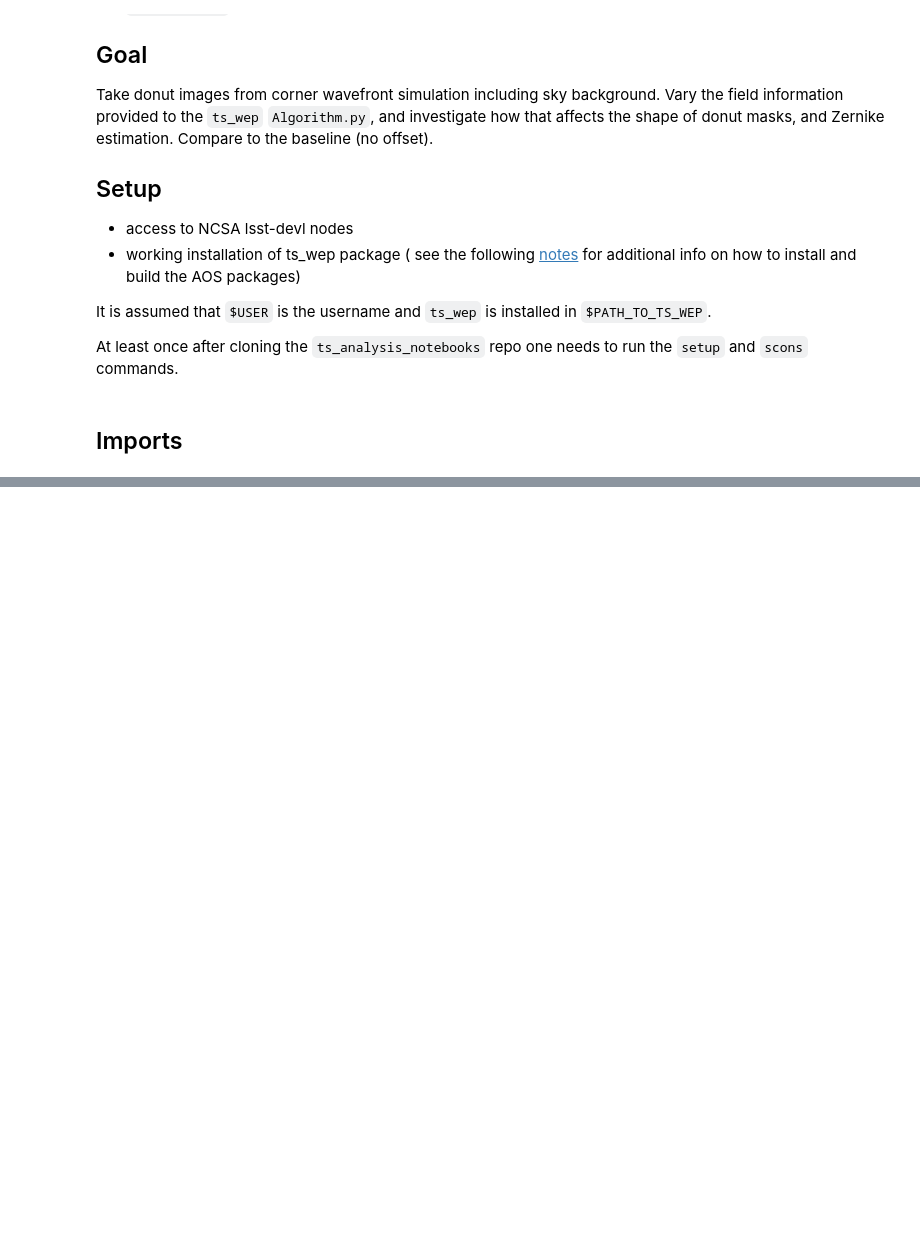
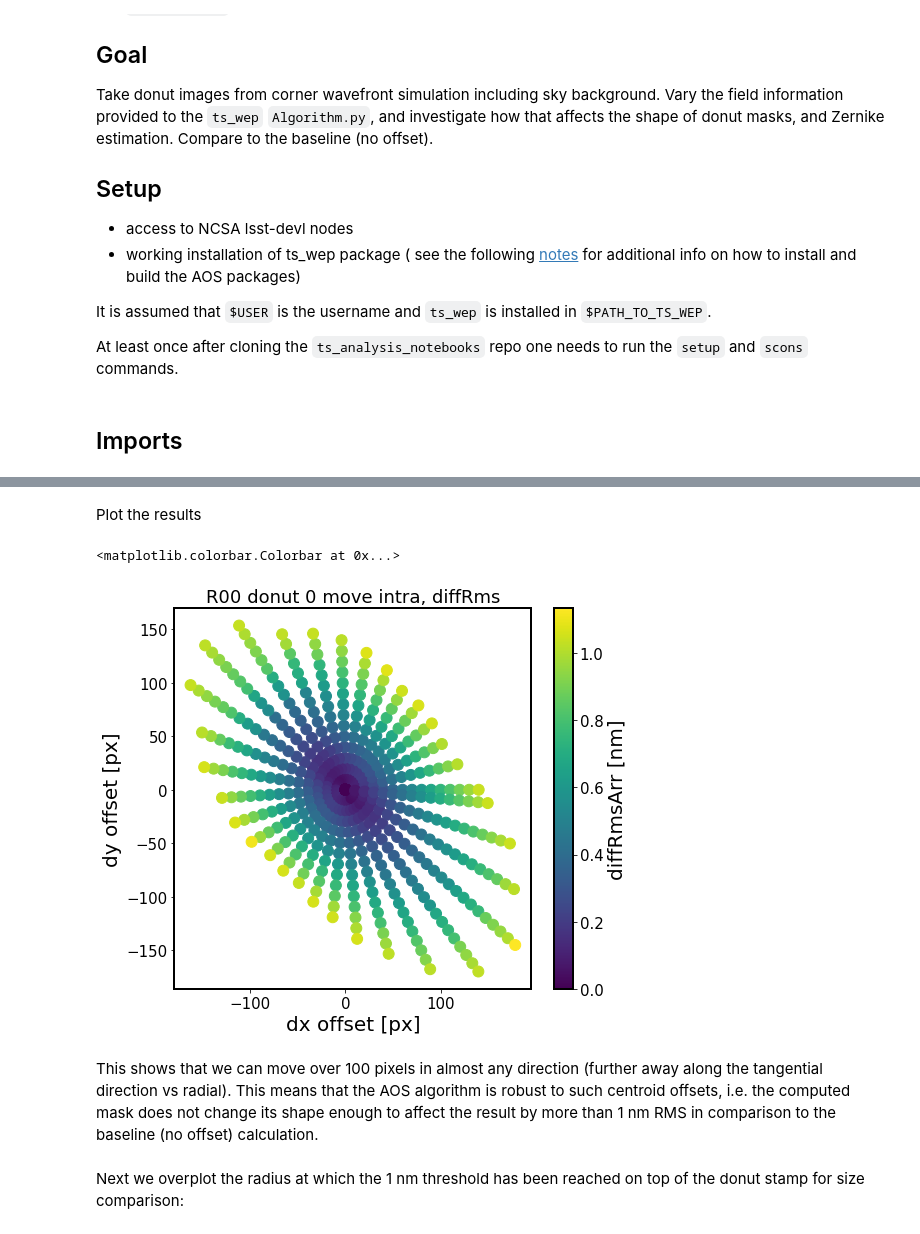
Before and after one commit to lsst-sitcom/sitcomtn-044, a Jupyter notebook: index.ipynb, the cells around one changed output, grey strips where cells are left out. Drawn from its saved outputs; the diff is of its cells as text; code cells hidden in the pictures; blank space fills up the shorter version.

```diff
--- a/index.ipynb
+++ b/index.ipynb
@@ -60,0 +725,46 @@ rcParams['axes.titlesize'] = 18
+# %% [markdown]
+Plot the results
+# %%
+sensor = 'R00'
+i = 0
+defocal = 'intra'
+fname = f'{sensor}_donut_{i}_{defocal}_offset_results_circle.npy'
+results = np.load(fname, allow_pickle=True).item()
+
+diffMaxArr = []
+diffRmsArr = []
+dxPxArr = []
+dyPxArr = []
+
+# convert the dx, dy in degrees to pixels
+for j in results.keys():
+    dxPx = results[j]['dxPx']
+    dyPx = results[j]['dyPx']
+
+    dxPxArr.append(dxPx)
+    dyPxArr.append(dyPx)
+
+    # calculate max difference and rms difference
+    # just like in test_multImgs.py for ts_wep
+    diffMax = results[j]['diffMax']
+    diffRms = results[j]['diffRms']
+    diffMaxArr.append(diffMax)
+    diffRmsArr.append(diffRms)
+
+
+
+fig,ax = plt.subplots(1,1,figsize=(8,7))
+#N = 100
+sc = ax.scatter(dxPxArr, dyPxArr, c=diffRmsArr, s=120)
+#ax.scatter(dxPxArr,dyPxArr,c=diffRmsArr, )#bins=20)
+ax.set_xlabel('dx offset [px]')
+ax.set_ylabel('dy offset [px]')
+ax.set_title(f'{sensor} donut {i} move {defocal}, diffRms')
+plt.colorbar(sc, label = 'diffRmsArr [nm]')
+# %% [output]
+<matplotlib.colorbar.Colorbar at 0x...>
+[figure, added]
+# %% [markdown]
+This shows that we can move over 100 pixels in almost any direction (further away along the tangential direction vs radial). This means that the AOS algorithm is robust to such centroid offsets, i.e. the  computed mask does not change its shape enough to affect the result by more than 1 nm RMS in comparison to the baseline (no offset) calculation.
+# %% [markdown]
+Next we overplot the radius at which the 1 nm threshold has been reached on top of the donut stamp for size comparison:
```
Also changed, not shown: parts of 48 cells of this notebook.
